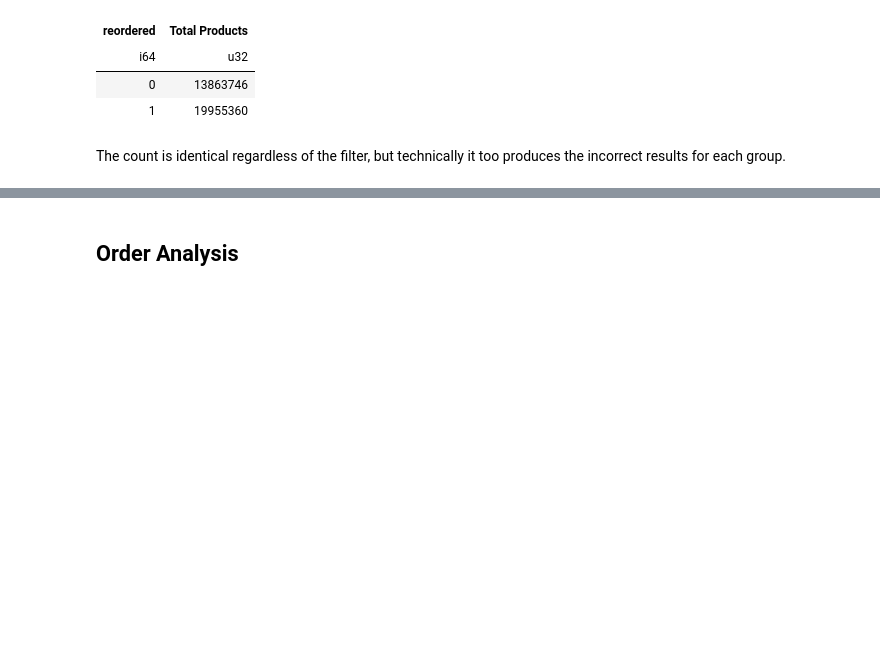
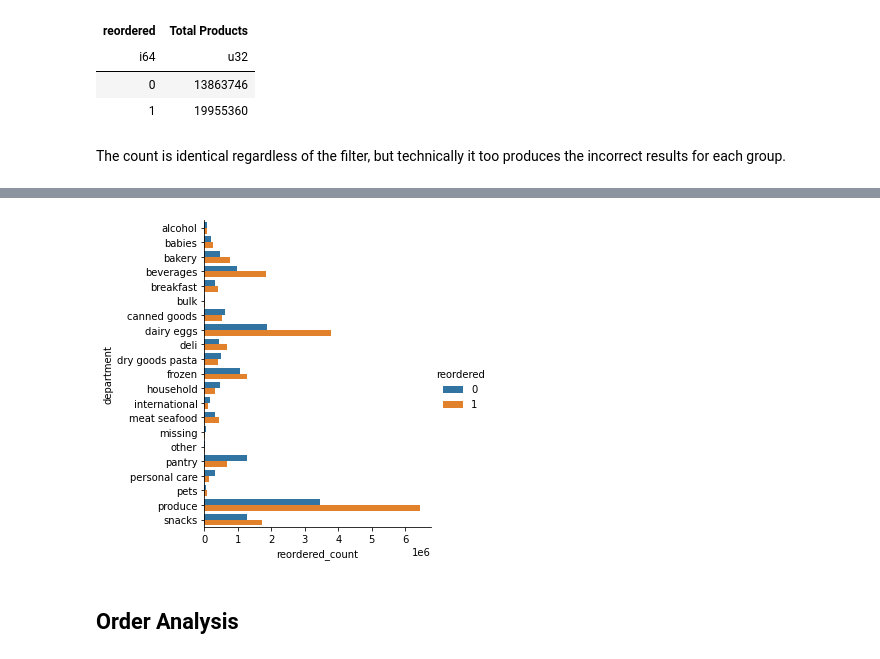
Before and after one commit to will-fong/instacart_online_grocery_shopping_analysis, a Jupyter notebook: notebooks/1.1-instacart-analysis-using-polars.ipynb, the cells around one changed output, grey strips where cells are left out. Saved outputs shown, nothing was run; the diff lists cells and outputs as text; code cells hidden in the pictures; blank space fills up the shorter version.

Commit message:
updated analysis for reorders

```diff
--- a/notebooks/1.1-instacart-analysis-using-polars.ipynb
+++ b/notebooks/1.1-instacart-analysis-using-polars.ipynb
@@ -568,0 +580,17 @@ The count is identical regardless of the filter, but technically it too produces
+# %%
+df_department_reordered_percentage = (
+    df_train_order_products_combined
+    .groupby(
+        ['department'
+        , 'reordered'
+        ]
+        )
+    .agg(
+        [
+            (pl.col('reordered').count())
+        ]
+    )
+    .sort('department')
+)
+
+df_department_reordered_percentage.head()
@@ -569,3 +605,13 @@ The count is identical regardless of the filter, but technically it too produces
+# %%
+fig = sns.catplot(
+    data=df_department_reordered_percentage.to_pandas()
+    , x='reordered_count'
+    , y='department'
+    , hue='reordered'
+    , kind='bar'
+    )
+# %% [output]
+[figure, added]
 # %% [markdown]
 ## Order Analysis
 # %% [markdown]
```
Also changed, not shown: parts of 19 cells of this notebook.
